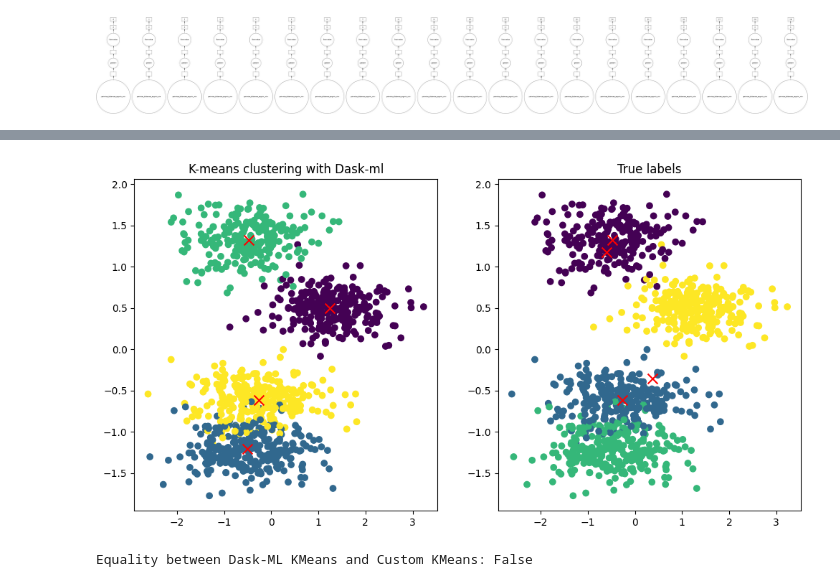
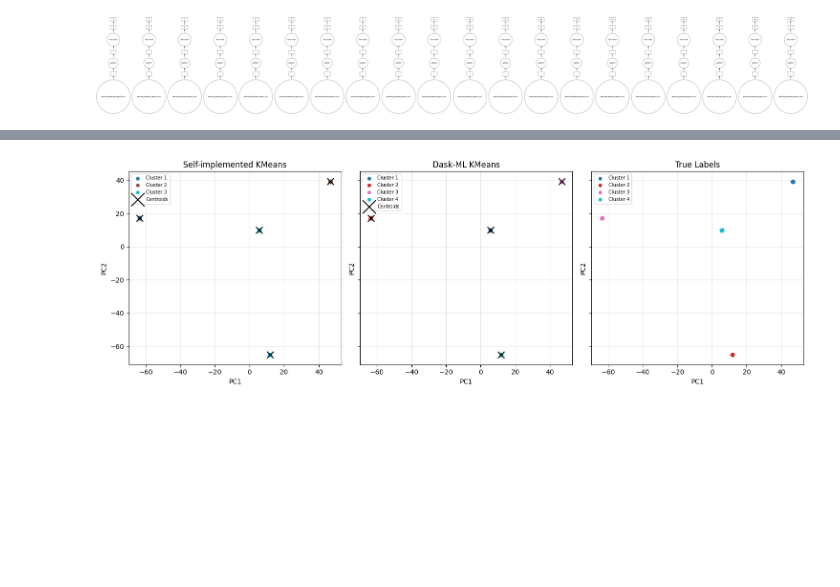
Before and after one commit to gpoccianti/Distributed-K-Means-Dask, a Jupyter notebook: Kmeans||_test.ipynb, the cells around one changed output, grey strips where cells are left out. Drawn from its saved outputs; the diff is of its cells as text; code cells hidden in the pictures; blank space fills up the shorter version.

```diff
--- a/Kmeans||_test.ipynb
+++ b/Kmeans||_test.ipynb
@@ -400,21 +347,3 @@ from IPython.display import IFrame
 IFrame(src="kmean_our.html", width=1280, height=720)
 # %% [output]
 [interactive output not drawn]
-# %%
-# Plotting a subset of the first 2 dim of the data
-fig, ax = plt.subplots(1, 2, figsize=(12, 6))
-
-subset = int(data_normalized.shape[0]/100)
-
-# Kmeans labels plot
-ax[1].scatter(data_normalized[:subset, 0], data_normalized[:subset, 1], c=data_dask_labels[:subset], cmap='viridis')
-ax[1].scatter(data_dask_centers[:, 0], data_dask_centers[:, 1], c='red', marker='x', s=100)
-ax[1].set_title('True labels')
-
-
-# True labels plot
-ax[0].scatter(data_normalized[:subset, 0], data_normalized[:subset, 1], c=labels[:subset], cmap='viridis')
-ax[0].scatter(synt_centroids[:, 0], synt_centroids[:, 1], c='red', marker='x', s=100)
-ax[0].set_title('K-means clustering with Dask')
-
-plt.show()
@@ -423,32 +349,0 @@ plt.show()
-# %%
-fig, ax = plt.subplots(1, 2, figsize=(12, 6))
-
-# First plot: K-means labels clustering with Dask-ml
-ax[0].scatter(data_normalized[:subset, 0], data_normalized[:subset, 1], c=data_dask_labels[:subset], cmap='viridis')
-ax[0].scatter(data_dask_centers[:, 0], data_dask_centers[:, 1], c='red', marker='x', s=100)
-ax[0].set_title('K-means clustering with Dask-ml')
-
-# Second plot: True labels
-ax[1].scatter(data_normalized[:subset, 0], data_normalized[:subset, 1], c=labels[:subset], cmap='viridis')
-ax[1].scatter(synt_centroids[:, 0], synt_centroids[:, 1], c='red', marker='x', s=100)
-ax[1].set_title('True labels')
-
-plt.show()
-# %% [output]
-[figure, removed]
-# %%
-# Define a function to sort centroids for consistency
-def sort_centroids(centroids):
-    # Use np.lexsort to sort the centroids by all dimensions
-    sorted_indices = np.lexsort(centroids.T)
-    return centroids[sorted_indices]
-
-# Sort both sets of centroids
-sorted_dask_centers = sort_centroids(data_dask_centers)
-sorted_synt_centroids = sort_centroids(synt_centroids)
-
-# Check for equality with np.allclose
-equality = np.allclose(sorted_dask_centers, sorted_synt_centroids, atol=1e-10)
-print(f"Equality between Dask-ML KMeans and Custom KMeans: {equality}")
-# %% [output]
-Equality between Dask-ML KMeans and Custom KMeans: False
@@ -454,0 +477,11 @@ Equality between Dask-ML KMeans and Custom KMeans: False
+# %%
+plot_all_clusters(
+    X_pca=X_pca,
+    label_sets=[synt_labels_sub, data_dask_labels_sub, labels_sub],
+    titles=["Self-implemented KMeans", "Dask-ML KMeans", "True Labels"],
+    centroid_sets=[synt_centroids, data_dask_centers, None],
+    pca=pca,
+    colormap="tab10"
+)
+# %% [output]
+[figure, added]
```
Also changed, not shown: parts of 30 cells of this notebook.
